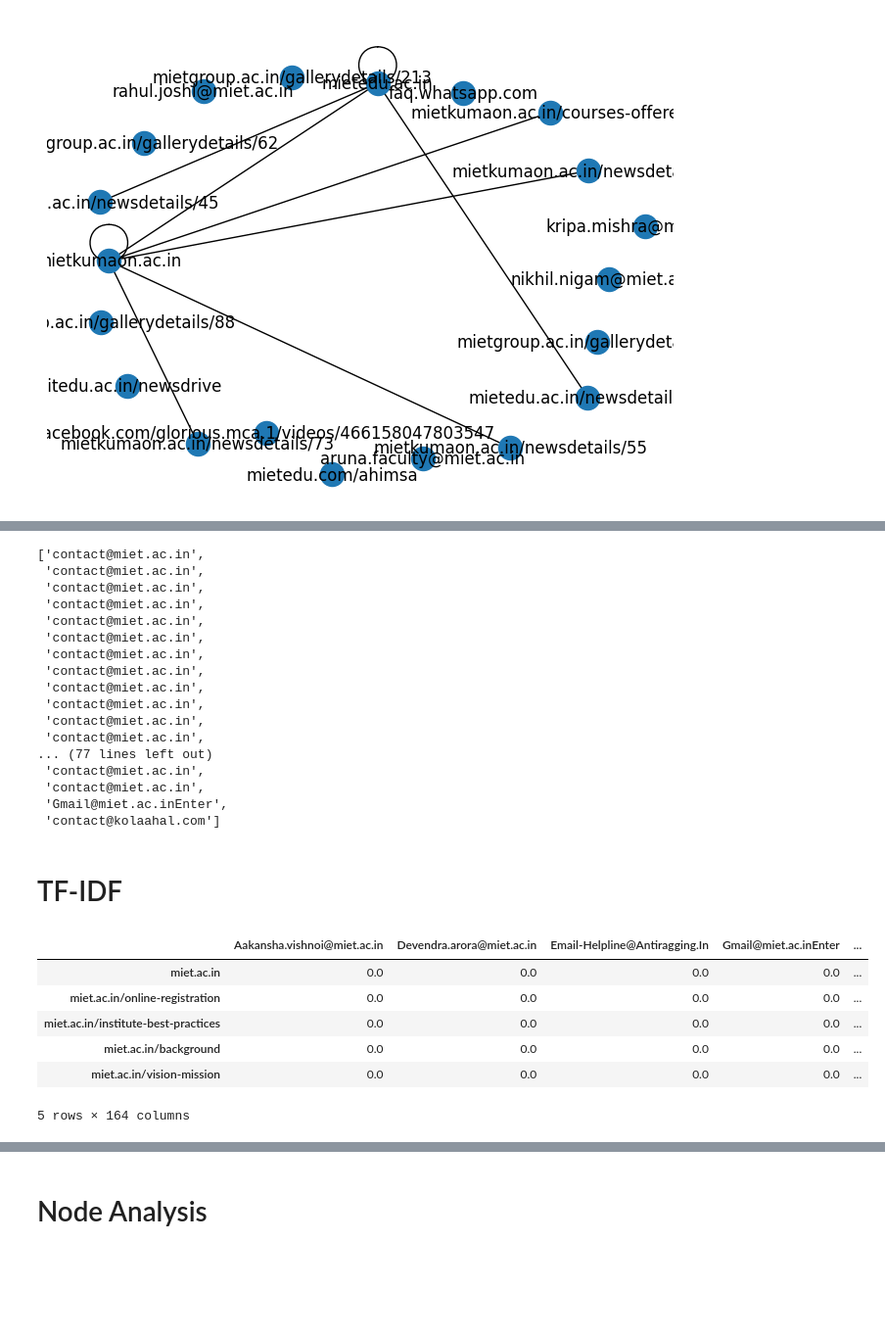
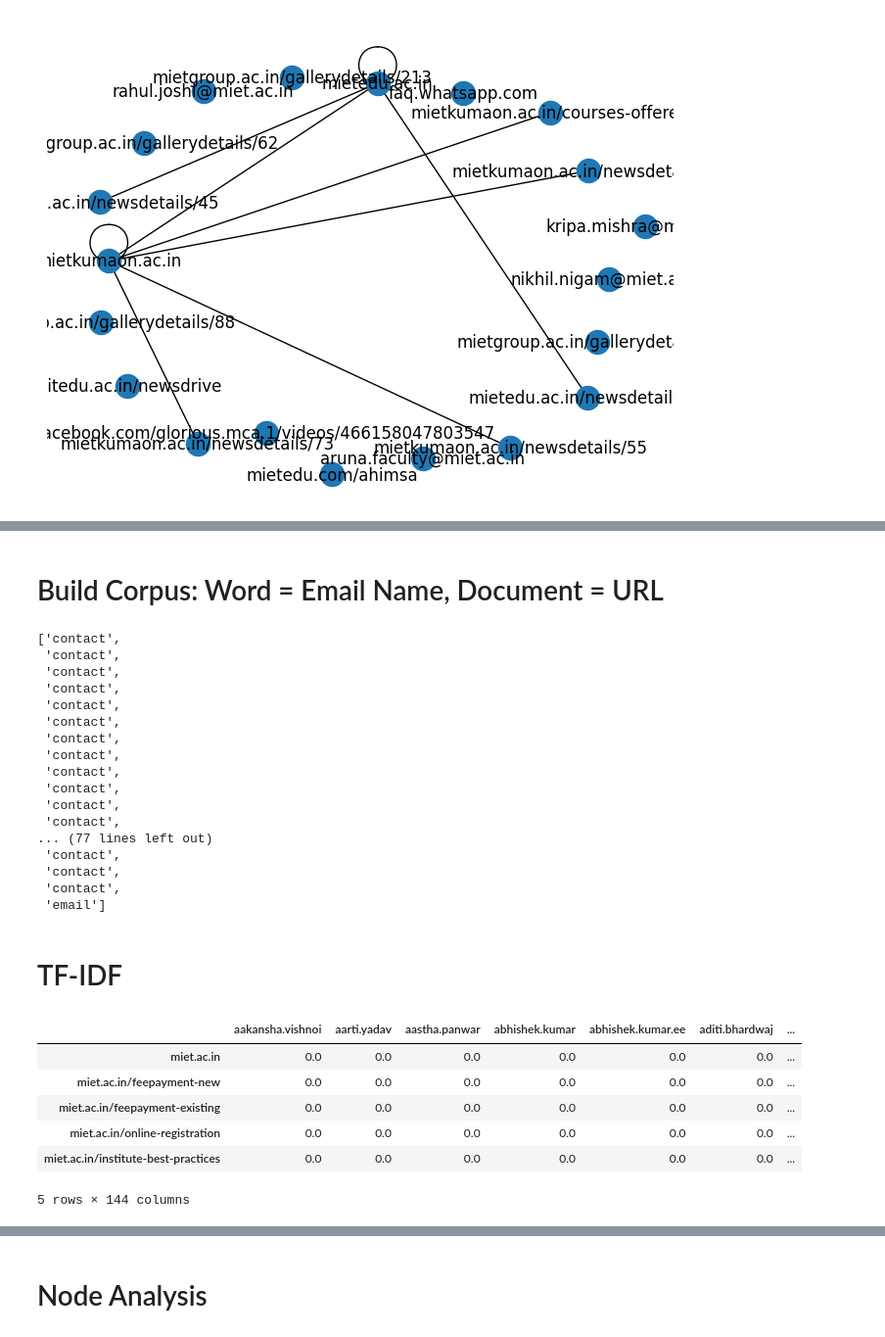
Before and after one commit to BIGdeadLock/Graph-Crawler, a Jupyter notebook: notebooks/EDA.ipynb, the cells around one changed output, grey strips where cells are left out. Shown at 98% size. Cells and saved outputs as stored; diff of their text form; code cells hidden in the pictures; blank space fills up the shorter version.

```diff
--- a/notebooks/EDA.ipynb
+++ b/notebooks/EDA.ipynb
@@ -38,0 +39,11 @@ since Python 3.9 and will be removed in a subsequent version.
+# %%
+urls = [n for n, data in G.nodes(data=True) if data and data['type'] == 'url']
+type_corpus = []
+idx = 0 # The index of the url in the corpus
+for url in urls:
+    # Get all the neighbors for that url and check for emails
+    url_emails = [n for n in G.neighbors(url) if G.nodes[n]['type'] == 'email']
+    if url_emails:
+        mails_type = [email.split("@")[1] for email in url_emails]
+        # Some urls are connected to only other urls meaning that no emails were found in the url
+        type_corpus.append(" ".join(mails_type))
@@ -39,71 +101,74 @@ since Python 3.9 and will be removed in a subsequent version.
+# %% [markdown]
+# Build Corpus: Word = Email Name, Document = URL
 # %%
 urls = [n for n, data in G.nodes(data=True) if data and data['type'] == 'url']
-corpus = []
+corpus, regular_email_corpus = [], []
 doc_idx = {}
 idx = 0 # The index of the url in the corpus
 for url in urls:
     # Get all the neighbors for that url and check for emails
     url_emails = [n for n in G.neighbors(url) if G.nodes[n]['type'] == 'email']
     if url_emails:
+        mails_name = [email.split("@")[0] for email in url_emails]
         # Some urls are connected to only other urls meaning that no emails were found in the url
-        corpus.append(" ".join(url_emails))
+        corpus.append(" ".join(mails_name))
+        regular_email_corpus.append(" ".join(url_emails))
         # Save the index of the url in the corpus
         doc_idx[url] = idx
         idx += 1 # Increment the ind
 
 corpus
 # %% [output]
-['contact@miet.ac.in',
- 'contact@miet.ac.in',
- 'contact@miet.ac.in',
- 'contact@miet.ac.in',
- 'contact@miet.ac.in',
- 'contact@miet.ac.in',
- 'contact@miet.ac.in',
- 'contact@miet.ac.in',
- 'contact@miet.ac.in',
- 'contact@miet.ac.in',
- 'contact@miet.ac.in',
- 'contact@miet.ac.in',
+['contact',
+ 'contact',
+ 'contact',
+ 'contact',
+ 'contact',
+ 'contact',
+ 'contact',
+ 'contact',
+ 'contact',
+ 'contact',
+ 'contact',
+ 'contact',
 ... (77 lines left out)
- 'contact@miet.ac.in',
- 'contact@miet.ac.in',
- 'Gmail@miet.ac.inEnter',
- 'contact@kolaahal.com']
+ 'contact',
+ 'contact',
+ 'contact',
+ 'email']
 # %% [markdown]
 # TF-IDF
 # %%
-EMAIL_REGEX = r"[a-zA-Z0-9_.+-]+@[a-zA-Z0-9-]+\.[a-zA-Z0-9-.]+"
-
-vectorizer = TfidfVectorizer(use_idf=True, lowercase=False, smooth_idf=True, token_pattern=EMAIL_REGEX)  # No lowercase to preserve the emails
+EMAIL_NAME = "[a-zA-Z0-9-]+\.[a-zA-Z0-9-.]+"
+vectorizer = TfidfVectorizer(use_idf=True,  smooth_idf=True, token_pattern=EMAIL_NAME)
 
 
 tfidf_matrix = vectorizer.fit_transform(corpus)
 tfidf_df = pd.DataFrame(tfidf_matrix.toarray(), columns=vectorizer.get_feature_names_out())
 
 # add tf-idf scores to the edge weights between emails and urls
 for url, idx in doc_idx.items():
     for email in G.neighbors(url):
         try:
             G.edges[url, email]['weight'] = tfidf_df.loc[idx, email].item()
         except KeyError:
             # The neighbor is an url and not an email
             pass
 
 
 idx_doc = dict((v,k) for k,v in doc_idx.items())
 # Let's replace the indexes with the url names
 tfidf_df = tfidf_df.rename(idx_doc)
 
 tfidf_df.head()
 # %% [output]
-|  | Aakansha.vishnoi@miet.ac.in | Devendra.arora@miet.ac.in | Email-Helpline@Antiragging.In | Gmail@miet.ac.inEnter | ... |
-| miet.ac.in | 0.0 | 0.0 | 0.0 | 0.0 | ... |
-| miet.ac.in/online-registration | 0.0 | 0.0 | 0.0 | 0.0 | ... |
-| miet.ac.in/institute-best-practices | 0.0 | 0.0 | 0.0 | 0.0 | ... |
-| miet.ac.in/background | 0.0 | 0.0 | 0.0 | 0.0 | ... |
-| miet.ac.in/vision-mission | 0.0 | 0.0 | 0.0 | 0.0 | ... |
+|  | aakansha.vishnoi | aarti.yadav | aastha.panwar | abhishek.kumar | abhishek.kumar.ee | aditi.bhardwaj | ... |
+| miet.ac.in | 0.0 | 0.0 | 0.0 | 0.0 | 0.0 | 0.0 | ... |
+| miet.ac.in/feepayment-new | 0.0 | 0.0 | 0.0 | 0.0 | 0.0 | 0.0 | ... |
+| miet.ac.in/feepayment-existing | 0.0 | 0.0 | 0.0 | 0.0 | 0.0 | 0.0 | ... |
+| miet.ac.in/online-registration | 0.0 | 0.0 | 0.0 | 0.0 | 0.0 | 0.0 | ... |
+| miet.ac.in/institute-best-practices | 0.0 | 0.0 | 0.0 | 0.0 | 0.0 | 0.0 | ... |
-5 rows × 164 columns
+5 rows × 144 columns
 # %%
 # Rows are url, columns are emails
 tfidf_df.shape
```
Also changed, not shown: parts of 30 cells of this notebook, 10 other files.
